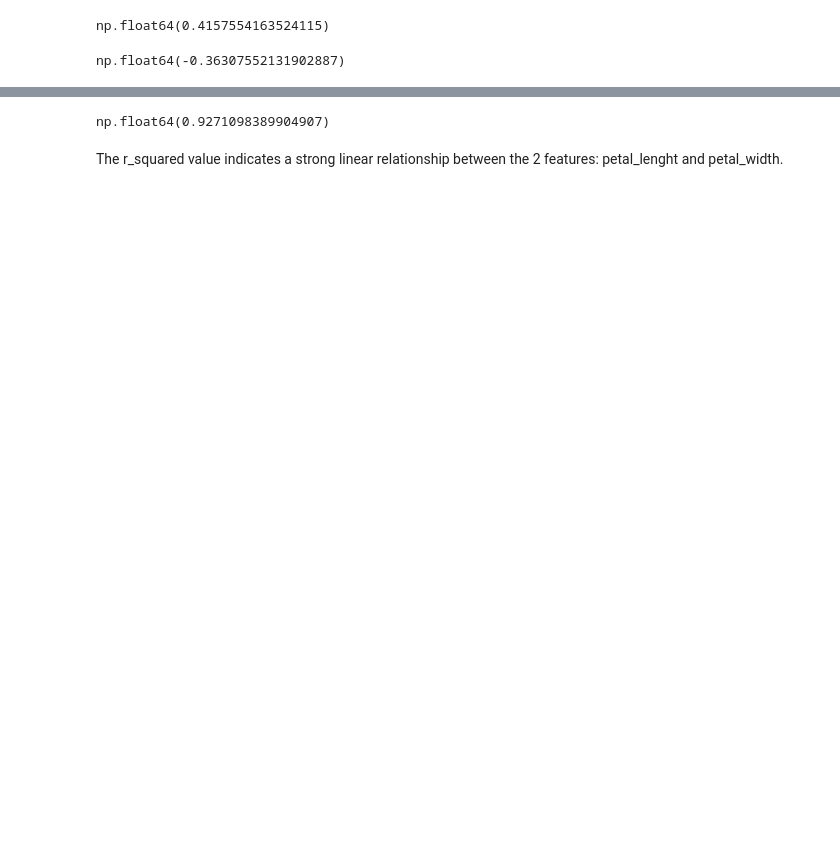
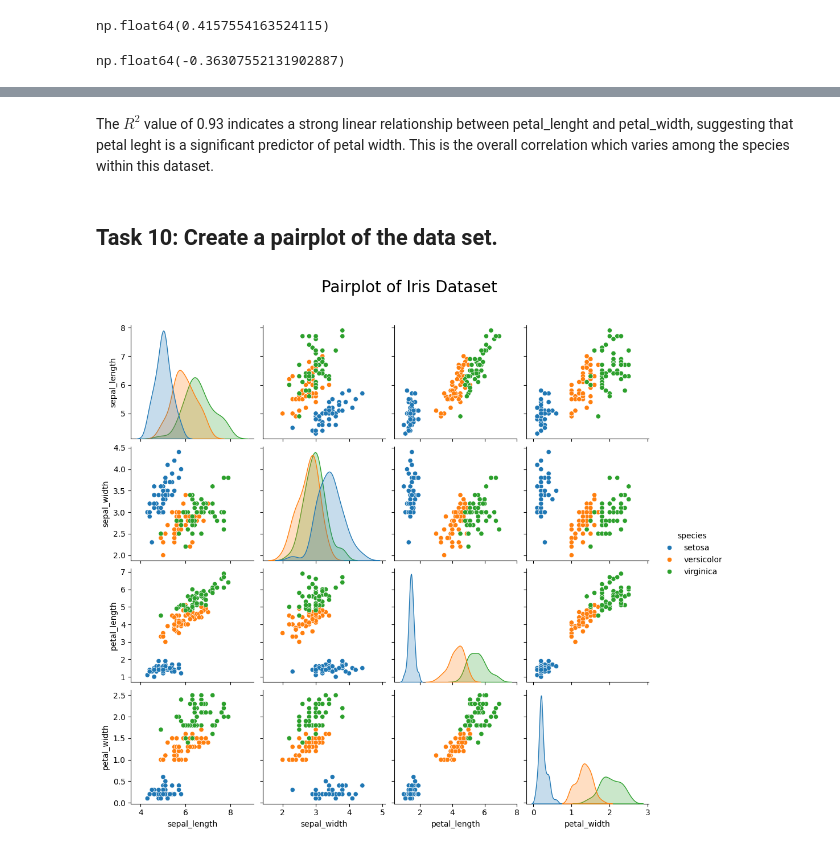
Before and after one commit to justia-pi/principles_of_DA, a Jupyter notebook: tasks.ipynb, the cells around one changed output, grey strips where cells are left out. Cells and saved outputs as stored; diff of their text form; code cells hidden in the pictures; blank space fills up the shorter version.

```diff
--- a/tasks.ipynb
+++ b/tasks.ipynb
@@ -593,12 +612,18 @@ ax.set_title(f'y = {m:.2f}x + {c:.2f}', color = 'green');
-# %%
-# Calculate correlation.
-r = calculate_correlation(petal_lenght, petal_width)
-
-# Calculate R-squared.
-r_squared = r**2
-
-r_squared
-# %% [output]
-np.float64(0.9271098389904907)
-# %% [markdown]
-The r_squared value indicates a strong linear relationship between the 2 features: petal_lenght and petal_width.
+# %% [markdown]
+The $R^2$ value of 0.93 indicates a strong linear relationship between petal_lenght and petal_width, suggesting that petal leght is a significant predictor of petal width. This is the overall correlation which varies among the species within this dataset.
+# %% [markdown]
+## **Task 10: Create a pairplot of the data set.**
+# %%
+# Load the Iris dataset.
+iris = sns.load_dataset('iris')
+
+# Create the pairplot.
+x = sns.pairplot(iris, hue='species')
+
+# Add a title
+x.figure.suptitle('Pairplot of Iris Dataset', ha='center', fontsize=20)
+
+# Adjust the layout to make space for the title
+x.figure.subplots_adjust(top=0.90)
+# %% [output]
+[figure, added]
```
Also changed, not shown: parts of 40 cells of this notebook, 1 other file.
